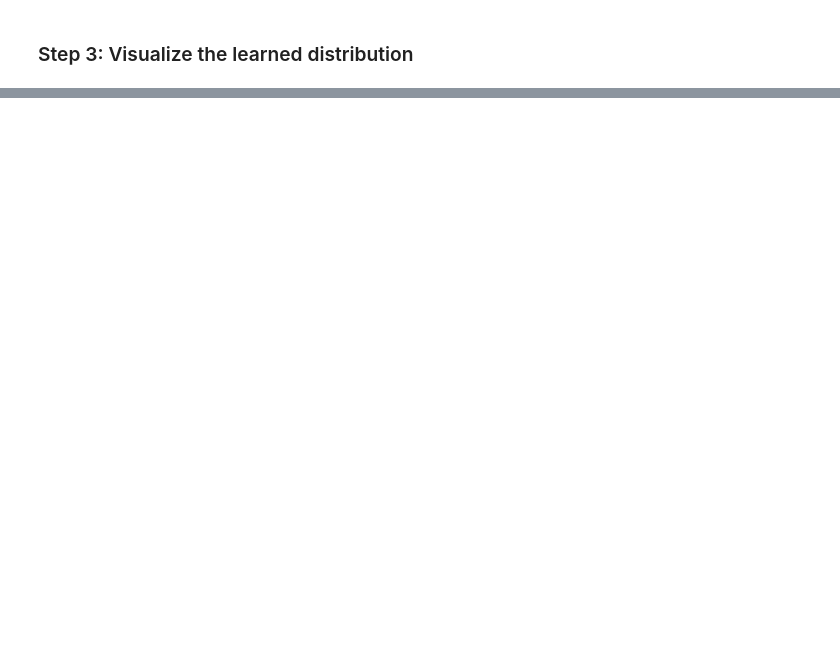
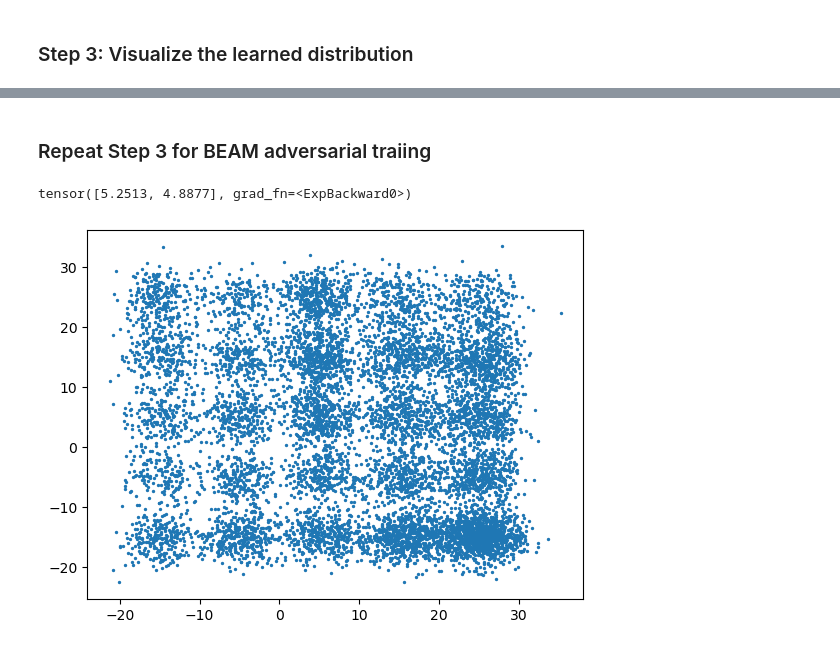
Before and after one commit to ajy25/adversarialRBMs, a Jupyter notebook: demo/mog_demo.ipynb, the cells around one changed output, grey strips where cells are left out. Cells and saved outputs as stored; diff of their text form; code cells hidden in the pictures; blank space fills up the shorter version.

```diff
--- a/demo/mog_demo.ipynb
+++ b/demo/mog_demo.ipynb
@@ -61,0 +110,13 @@ img = plt.scatter(x=samples[:, 0], y=samples[:, 1], s=2)
+# %% [markdown]
+### Repeat Step 3 for BEAM adversarial traiing
+# %%
+model = load(f'{directory_path}/beam_checkpoints/beam_mog_demo_adv.pth',
+                 f'{directory_path}/beam_checkpoints/beam_mog_demo_adv.json')
+print(model._variance())
+samples = model.reconstruct(
+    np.zeros((10000, 2)), n_gibbs=200
+)
+img = plt.scatter(x=samples[:, 0], y=samples[:, 1], s=2)
+# %% [output]
+tensor([5.2513, 4.8877], grad_fn=<ExpBackward0>)
+[figure, added]
```
Also changed, not shown: parts of 6 cells of this notebook, 6 other files.
